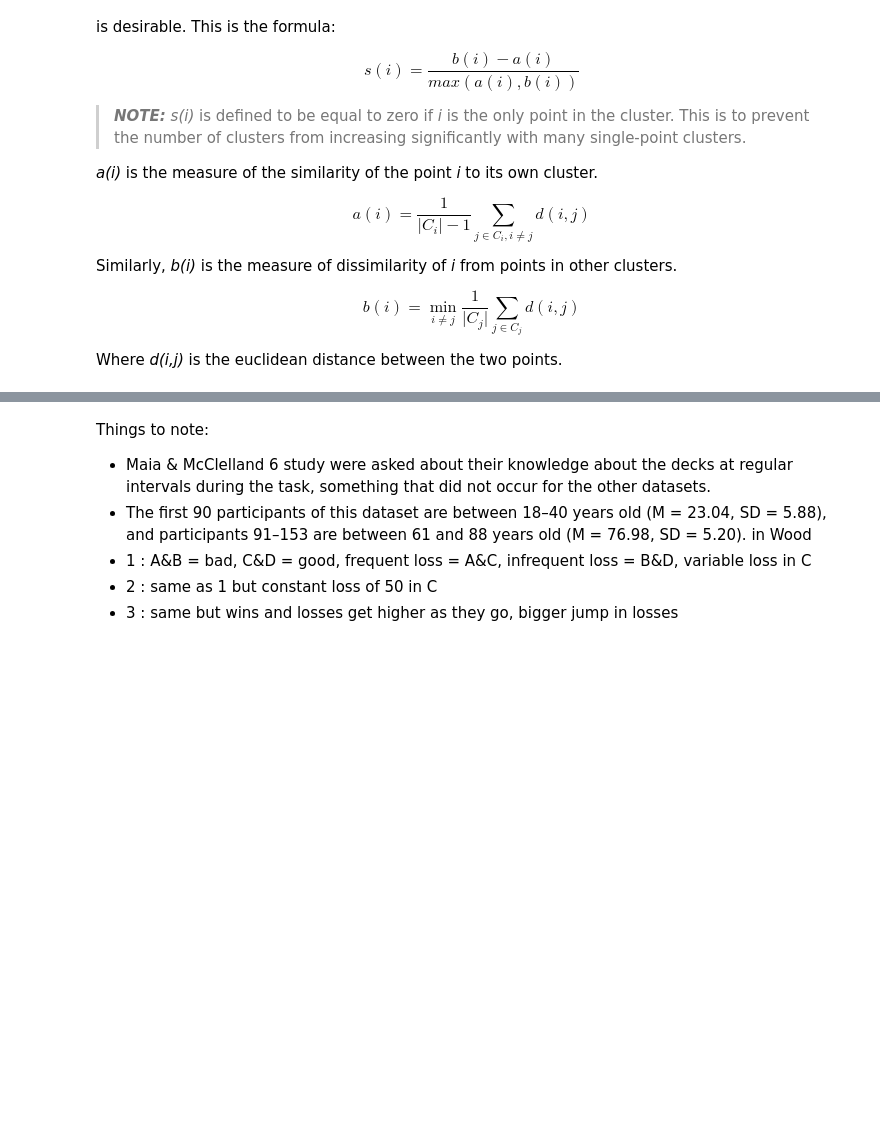
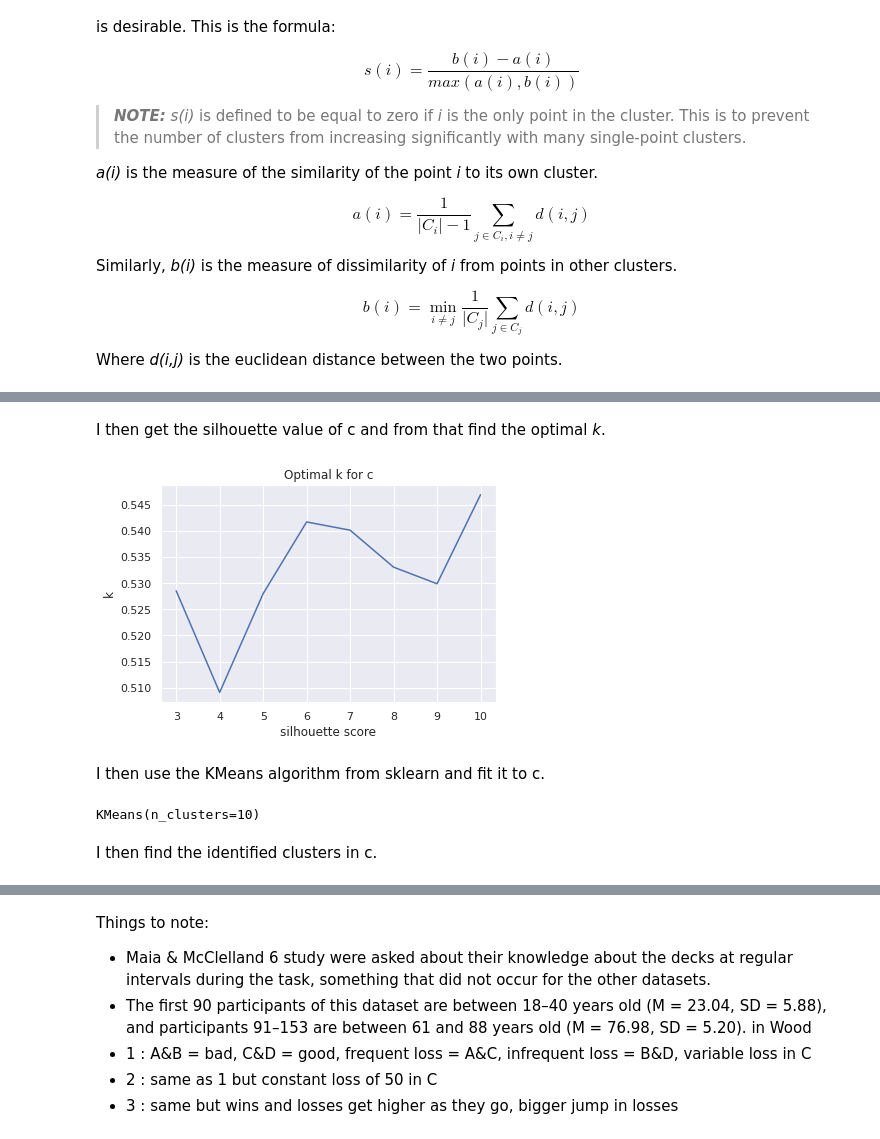
Before and after one commit to mcauleyc/CA4015_Assignment_1, a Jupyter notebook: Book/clustering.ipynb, the cells around one changed output, grey strips where cells are left out. Cells and saved outputs as stored; diff of their text form; code cells hidden in the pictures; blank space fills up the shorter version.

Commit message:
added two clustering and corrected agg_all.csv

```diff
--- a/Book/clustering.ipynb
+++ b/Book/clustering.ipynb
@@ -148,3 +53,0 @@ plt.show()
-# %%
-kmeans = KMeans(a_k)
-kmeans.fit(a)
@@ -153,3 +53,0 @@ KMeans(n_clusters=6)
-# %%
-identified_clusters = kmeans.fit_predict(a)
-identified_clusters
@@ -314,28 +53,0 @@ plt.show()
-# %%
-bad = df.iloc[:,[1,7]]
-bad_sil = sil_value(bad)
-bad_k = bad_sil.index(max(bad_sil)) + 2
-
-identified_clusters = kmeans.fit_predict(bad)
-
-plt.plot([3,4,5,6,7,8,9,10], bad_sil)
-plt.title('Optimal k for bad')
-plt.xlabel('silhouette score')
-plt.ylabel('k')
-plt.show()
-
-kmeans = KMeans(bad_k)
-kmeans.fit(bad)
-bad_data_with_clusters = df.copy()
-bad_data_with_clusters['Clusters'] = identified_clusters
-plt.scatter(bad_data_with_clusters['Total'],bad_data_with_clusters['Bad'],c=bad_data_with_clusters['Clusters'],cmap='plasma')
-plt.title('Clustering')
-plt.xlabel('amount won')
-plt.ylabel('amount a "bad" deck was chosen')
-plt.show()
-
-plt.scatter(bad_data_with_clusters['Total'],bad_data_with_clusters['Bad'],c=df['StudyNo'],cmap='plasma')
-plt.title('Studies')
-plt.xlabel('amount won')
-plt.ylabel('amount a "bad" deck was chosen')
-plt.show()
@@ -557,0 +99,22 @@ plot
+# %% [markdown]
+I then get the silhouette value of c and from that find the optimal *k*.
+# %%
+c_sil = sil_value(c)
+c_k = c_sil.index(max(c_sil)) + 3
+
+plt.plot([3,4,5,6,7,8,9,10], c_sil)
+plt.title('Optimal k for c')
+plt.xlabel('silhouette score')
+plt.ylabel('k')
+plt.show()
+# %% [output]
+[figure, added]
+# %% [markdown]
+I then use the KMeans algorithm from sklearn and fit it to c.
+# %%
+kmeans = KMeans(c_k)
+kmeans.fit(c)
+# %% [output]
+KMeans(n_clusters=10)
+# %% [markdown]
+I then find the identified clusters in c.
```
Also changed, not shown: parts of 48 cells of this notebook, 2 other files.
